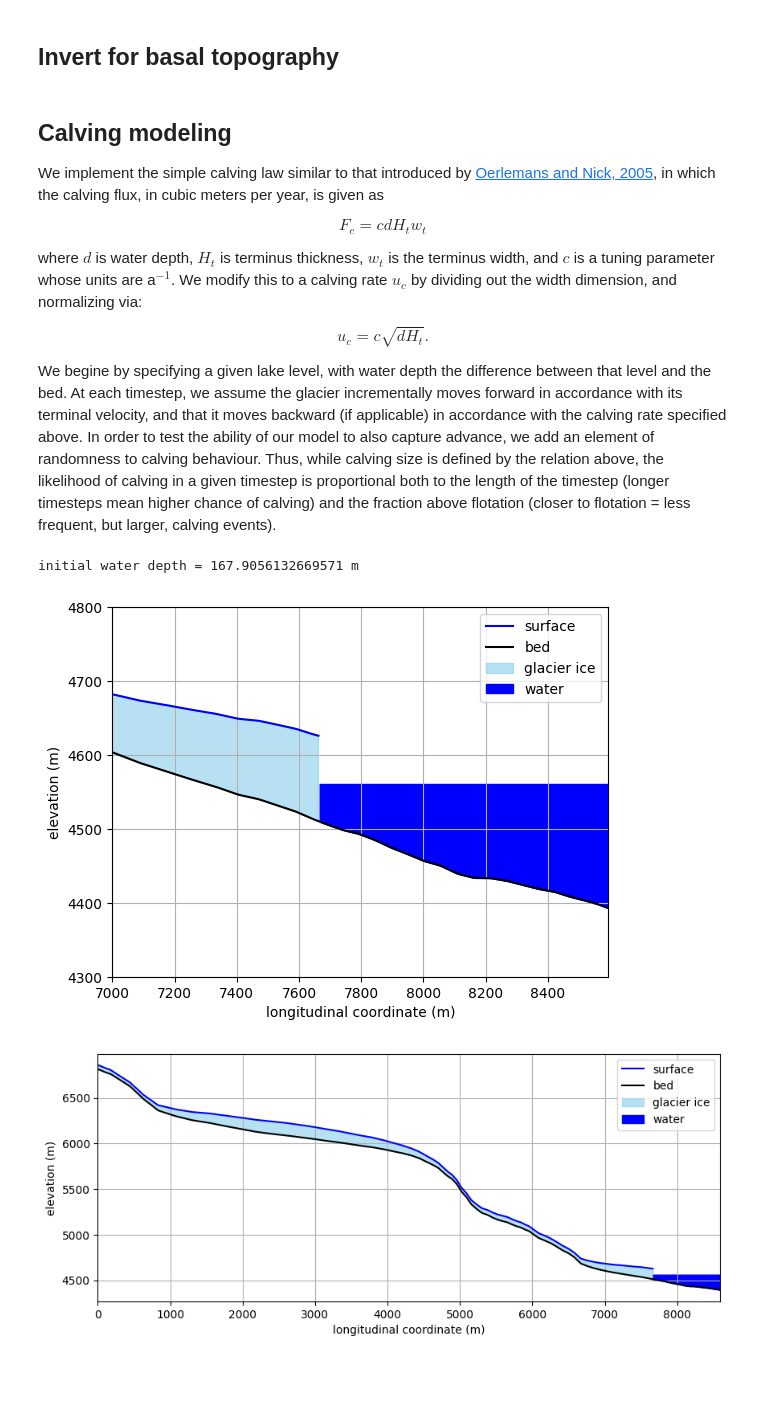
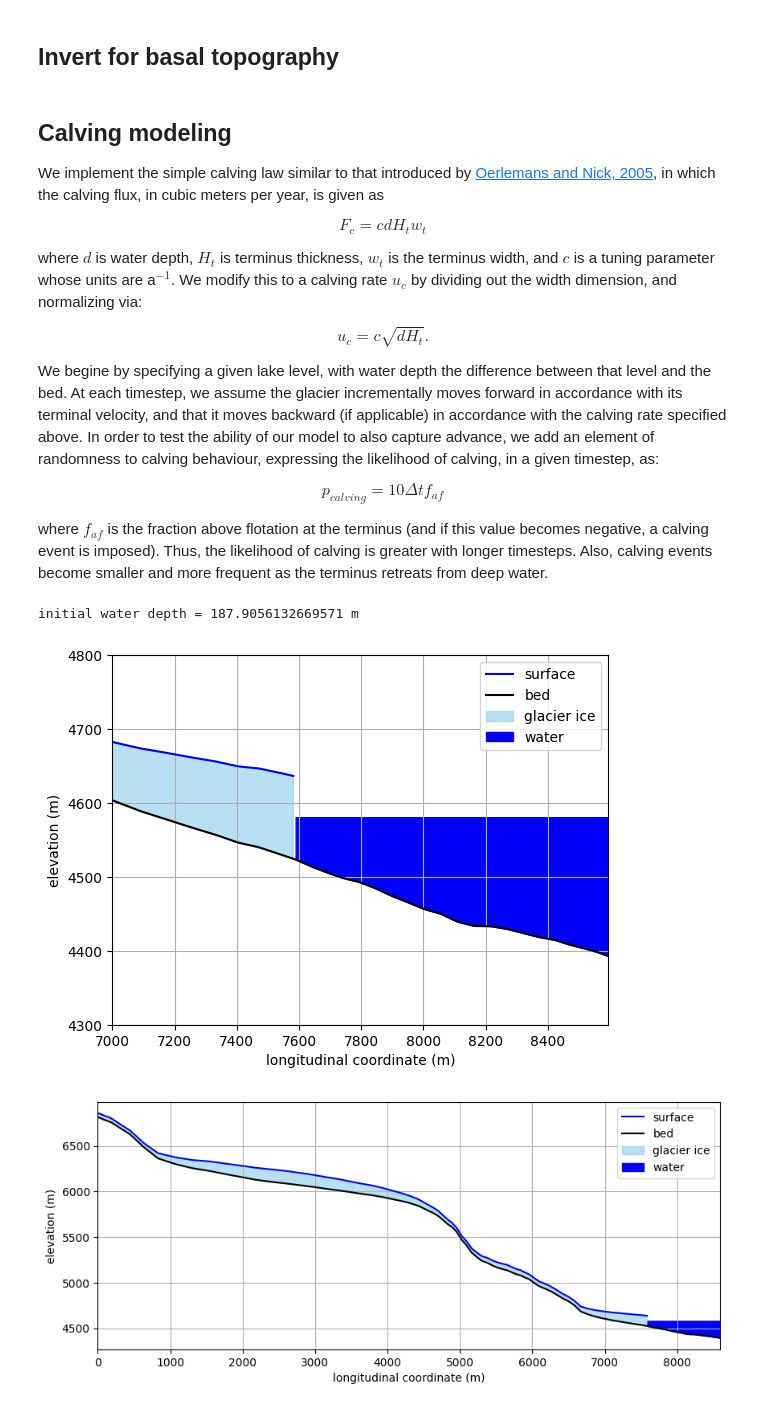
Before and after one commit to chrismiele/glimmer, a Jupyter notebook: 1D_modelling/SIA_calving_model.ipynb, the cells around one changed output. Cells and saved outputs as stored; diff of their text form; code cells hidden in the pictures; blank space fills up the shorter version.

```diff
--- a/1D_modelling/SIA_calving_model.ipynb
+++ b/1D_modelling/SIA_calving_model.ipynb
@@ -9,7 +9,7 @@ Start by choosing a glacier:
 # %%
 name = 'Luggye' #choose your glacier from the list below, or add to it
 
-freeboard = 50 #how high is the water level relative to the terminus?
+freeboard = 30 #how high is the water level relative to the terminus?
 c = -1.0 #tuning parameter for calving law
 # %% [markdown]
 ## Glacier identification
@@ -188,13 +188,19 @@ where $d$ is water depth, $H_t$ is terminus thickness, $w_t$ is the terminus wid
 
 $$u_c = c\sqrt{dH_t}.$$
 
-We begine by specifying a given lake level, with water depth the difference between that level and the bed. At each timestep, we assume the glacier incrementally moves forward in accordance with its terminal velocity, and that it moves backward (if applicable) in accordance with the calving rate specified above. In order to test the ability of our model to also capture advance, we add an element of randomness to calving behaviour. Thus, while calving size is defined by the relation above, the likelihood of calving in a given timestep is proportional both to the length of the timestep (longer timesteps mean higher chance of calving) and the fraction above flotation (closer to flotation = less frequent, but larger, calving events).
+We begine by specifying a given lake level, with water depth the difference between that level and the bed. At each timestep, we assume the glacier incrementally moves forward in accordance with its terminal velocity, and that it moves backward (if applicable) in accordance with the calving rate specified above. In order to test the ability of our model to also capture advance, we add an element of randomness to calving behaviour, expressing the likelihood of calving, in a given timestep, as:
+
+$$p_{calving} = 10\Delta t f_{af}$$
+
+where $f_{af}$ is the fraction above flotation at the terminus (and if this value becomes negative, a calving event is imposed). Thus, the likelihood of calving is greater with longer timesteps. Also, calving events become smaller and more frequent as the terminus retreats from deep water.
 # %%
 mesh_0 = mesh
 mesh_1 = mesh
 mesh_2 = mesh
 
-ΣΔx = -300
+ΣΔx = -300 #start slightly back from the end of the domain to permit some advance, if applicable
+x_t = mesh.mesh_length + ΣΔx #the adjusted terminus coordinate
+
 s = surface_1.copy(deepcopy = True)
 bed_0 = inversion.bed
 Q = bed_0.function_space()
@@ -204,7 +210,7 @@ u = inversion.velocity
 H = Function(Q).project(s - bed)
 H_0 = Constant(H.at(0))
 
-w = s.at(mesh.mesh_length + ΣΔx) - freeboard #water level is defined by the freeboard at the new terminus
+w = s.at(x_t) - freeboard #water level is defined by the freeboard at the terminus
 d = Function(Q).project(w - bed)
 d = Function(Q).project(max_value(d, 0))
 a = Function(Q).project(smb_dict[surface_1.year + step*Δt])
@@ -218,23 +224,23 @@ probabilities = []
 
 model_time = surface_2.year - surface_1.year
 # %% [output]
-initial water depth = 167.9056132669571 m
+initial water depth = 187.9056132669571 m
 # %%
 num_timesteps = int(model_time/Δt)
 calving_pressure = 0
 
 for step in trange(num_timesteps):
 
-    H_t = H.at(mesh_1.mesh_length)
-    s_t = s.at(mesh_1.mesh_length)
+    H_t = H.at(x_t)
+    s_t = s.at(x_t)
     d = Function(Q).project(w - bed)
-    d_t = d.at(mesh_1.mesh_length)
-    u_t = u.at(mesh_1.mesh_length)
+    d_t = d.at(x_t)
+    u_t = u.at(x_t)
     f_af = (917/1000)*H_t/d_t - 1 #fraction above flotation
     fafs.append(f_af)
     probabilities.append(10*Δt*f_af)
     advance_rates.append(u_t)
-    a_t = a.at(mesh_1.mesh_length)
+    a_t = a.at(x_t)
 
     calving_pressure += c*np.sqrt(max(H_t*d_t, 0))
     if np.random.random() > 10*Δt*f_af and f_af > 0:
@@ -254,39 +260,40 @@ for step in trange(num_timesteps):
     u = extend_to_mesh(source_function = u, source_mesh = mesh_1, target_mesh = mesh_2, ice_free_value = u_t).data
     a = extend_to_mesh(source_function = smb_dict[surface_1.year + step*Δt], source_mesh = mesh_0, target_mesh = mesh_2, ice_free_value = a_t).data
     mesh_1 = mesh_2
+    x_t = mesh_1.mesh_length
 
     Q = s.function_space()
 
     flow_model = icepack.models.ShallowIce()
     flow_solver = icepack.solvers.FlowSolver(flow_model, **opts)
 
     u = flow_solver.diagnostic_solve(velocity = u, thickness = H, surface = s, fluidity = A)
     H = flow_solver.prognostic_solve(Δt, thickness = H, velocity = u, thickness_inflow = H_0, accumulation = a)
     s = icepack.compute_surface(bed = bed, thickness = H)
 
     bed_array = np.array(bed.at(mesh_1.X, tolerance = 1e-10))
     s_array = np.array(s.at(mesh_1.X, tolerance = 1e-10))
-    water_mask = (w > bed0_array) & (mesh_0.X > mesh_1.mesh_length)
+    water_mask = (w > bed0_array) & (mesh_0.X > x_t)
 
 
     plt.figure()
     plt.plot(mesh_1.X, s.at(mesh_1.X, tolerance = 1e-10), color = 'blue', label = 'surface')
     plt.plot(mesh_0.X, bed_0.at(mesh_0.X, tolerance = 1e-10), color = 'k', label = 'bed')
     plt.fill_between(mesh_1.X, bed_array, s_array, color = 'skyblue', alpha = 0.6, label = 'glacier ice')
     plt.fill_between(mesh_0.X, bed0_array, w, color = 'blue', where = water_mask, label = 'water')
     plt.legend(loc = 'upper right')
     plt.xlabel('longitudinal coordinate (m)')
     plt.ylabel('elevation (m)')
     plt.xlim(7000, mesh_0.mesh_length)
     plt.ylim(4300, 4800)
     plt.grid()
     plt.savefig(f'{step}')
     if step < num_timesteps - 1:
         plt.close()
     else:
         plt.show()
 # %% [output]
-[figure, old version]
+[figure, new version]
 # %%
 plt.figure(figsize = (10, 4))
 plt.plot(mesh_1.X, s.at(mesh_1.X, tolerance = 1e-10), color = 'blue', label = 'surface')
```
Also changed, not shown: 1 other file.
